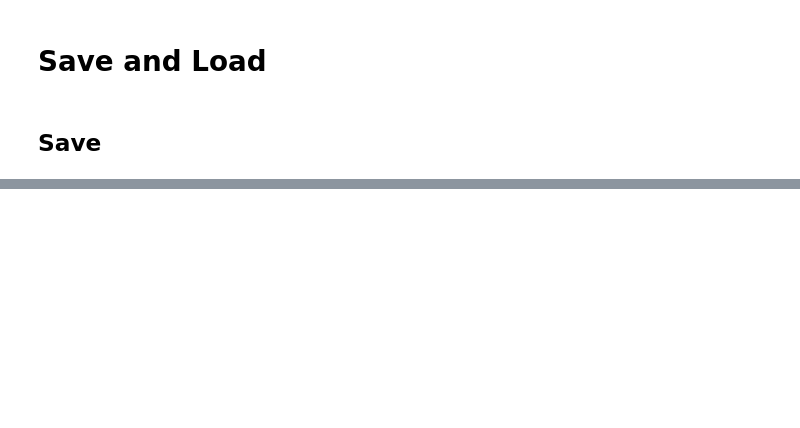
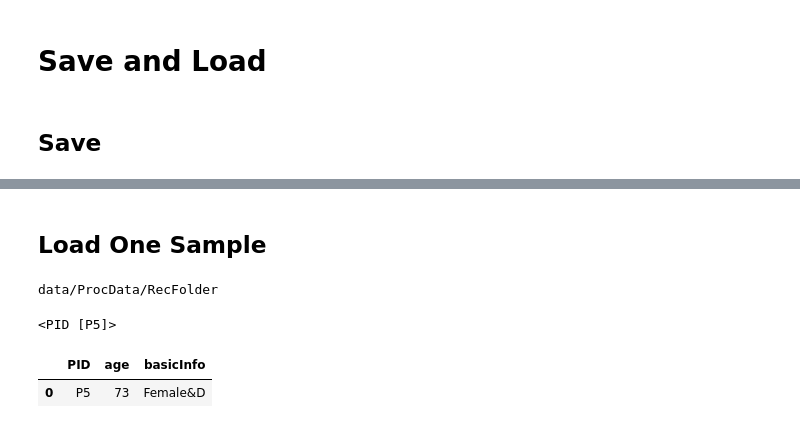
Before and after one commit to JHU-CDHAI/RecFldGrn, a Jupyter notebook: 1-RecFld/02-EC_RecFld.ipynb, the cells around one changed output, grey strips where cells are left out. Saved outputs shown, nothing was run; the diff lists cells and outputs as text; code cells hidden in the pictures; blank space fills up the shorter version.

```diff
--- a/1-RecFld/02-EC_RecFld.ipynb
+++ b/1-RecFld/02-EC_RecFld.ipynb
@@ -274,0 +365,2 @@ Data/ProcData/RecFolder/EC <----- fullrec_folder to save the records
+# %% [markdown]
+## Load One Sample
@@ -274,0 +425,28 @@ Data/ProcData/RecFolder/EC <----- fullrec_folder to save the records
+# %%
+# from recfldgrn.datapoint import PatientDP
+
+# we want to study / explore P4 himself.
+
+####################
+RID = 'PID' # Record ID Name, always be PhyID
+IDValue = 'P5'   # PhyID value
+######################
+
+
+data_folder = rec_folder
+RANGE_SIZE = RANGE_SIZE
+
+print(data_folder)
+
+
+Pat = DataPoint(RID, IDValue,
+                data_folder, RANGE_SIZE)
+Pat
+# %% [output]
+data/ProcData/RecFolder
+<PID [P5]>
+# %%
+Pat.get_df_rec('P')
+# %% [output]
+|  | PID | age | basicInfo |
+| 0 | P5 | 73 | Female&D |
```
Also changed, not shown: parts of 25 cells of this notebook, 6 other files.
